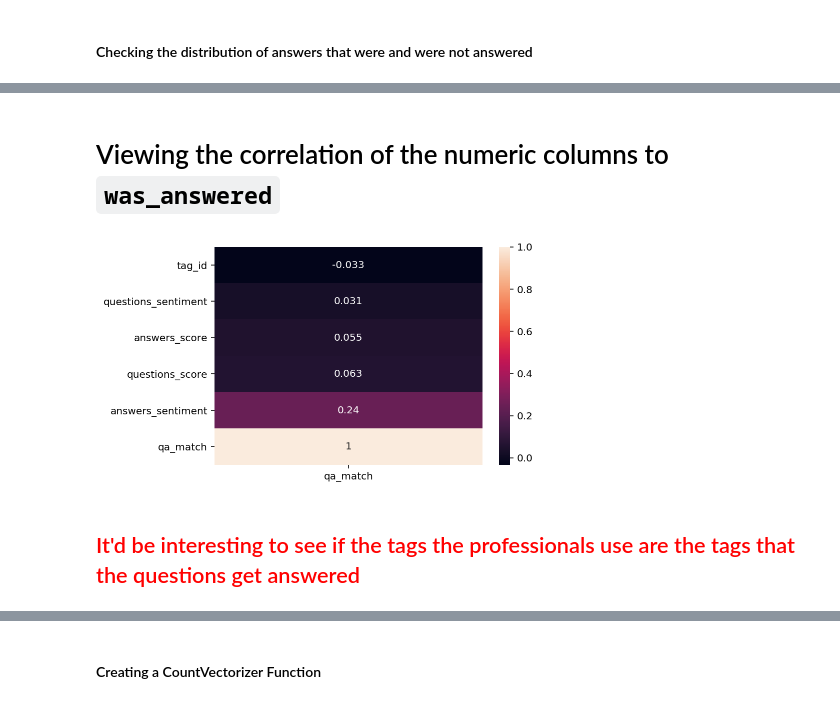
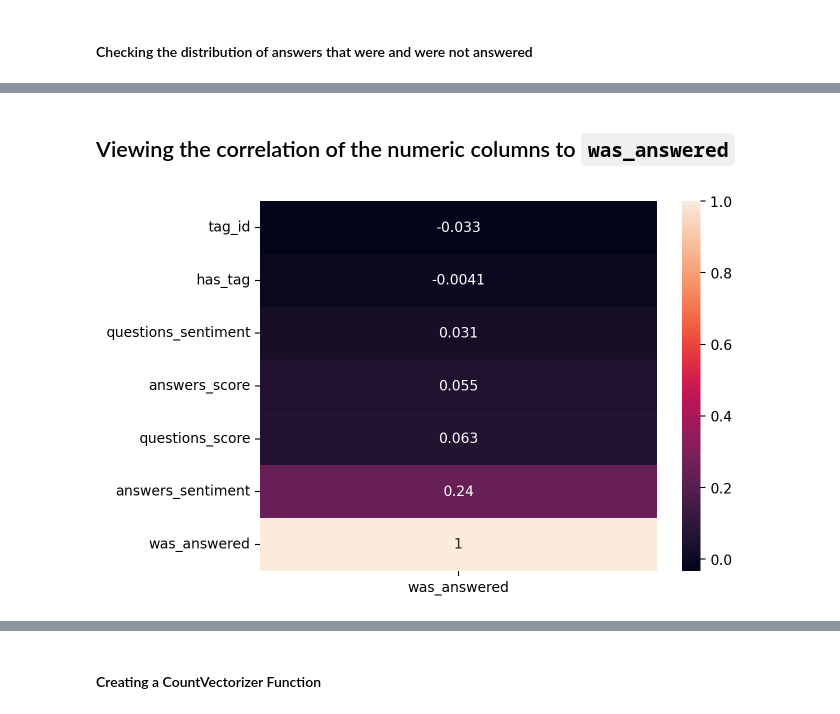
Before and after one commit to reneemarama/career_village, a Jupyter notebook: 3a_NLP_EDA.ipynb, the cells around one changed output, grey strips where cells are left out. Cells and saved outputs as stored; diff of their text form; code cells hidden in the pictures.

```diff
--- a/3a_NLP_EDA.ipynb
+++ b/3a_NLP_EDA.ipynb
@@ -235,10 +257,8 @@ data.groupby('answers_author_id').mean().sort_values('answers_score', ascending=
 # %% [markdown]
-# Viewing the correlation of the numeric columns to `was_answered`
+## Viewing the correlation of the numeric columns to `was_answered`
 # %%
-qa_corr = data.corr()[['was_answered']].dropna().sort_values('was_answered')
+qa_corr = data.corr(numeric_only = True)[['was_answered']].dropna().sort_values('was_answered')
 
 sns.heatmap(qa_corr, annot=True);
 # %% [output]
-[figure, old version]
+[figure, new version]
-# %% [markdown]
-## <span style = 'color:red'> It'd be interesting to see if the tags the professionals use are the tags that the questions get answered
```
Also changed, not shown: parts of 17 cells of this notebook, 2 other files.
